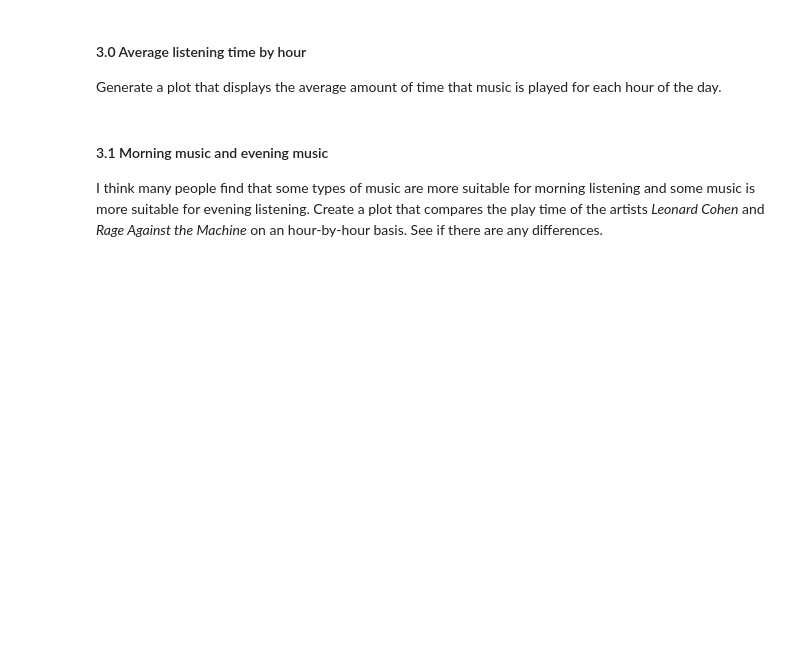
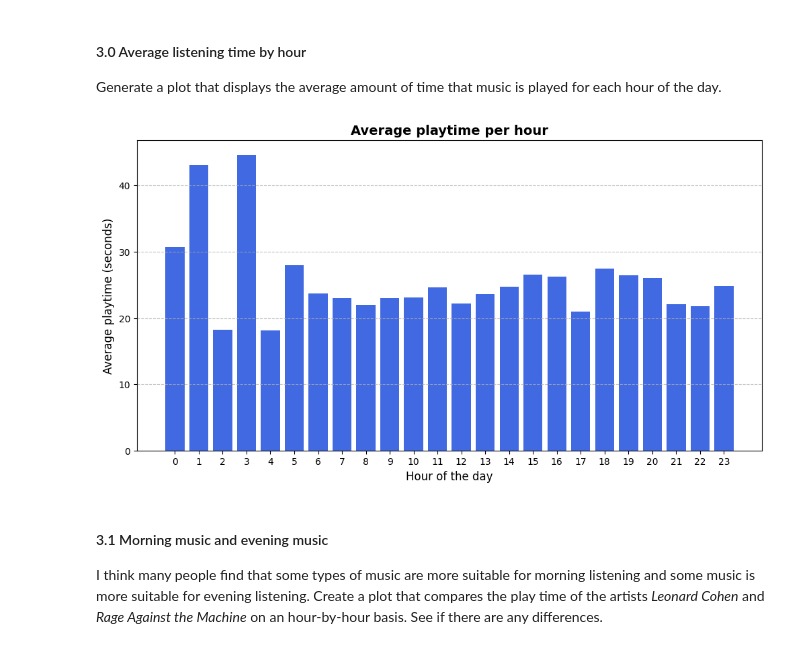
Before and after one commit to jwestpla/DAT200_compulsaries, a Jupyter notebook: CA1/CA1_spotify.ipynb, the cells around one changed output. Cells and saved outputs as stored; diff of their text form; code cells hidden in the pictures; blank space fills up the shorter version.

```diff
--- a/CA1/CA1_spotify.ipynb
+++ b/CA1/CA1_spotify.ipynb
@@ -273,6 +273,22 @@ plt.show()
 # %% [markdown]
 #### 3.0 Average listening time by hour
 Generate a plot that displays the average amount of time that music is played for each hour of the day.
+# %%
+avg_time = clean_df[["endTime", "secPlayed"]].copy()
+avg_time["hour"] = avg_time["endTime"].dt.hour  # Extract hour (0-23)
+
+avg_time = avg_time.groupby("hour")["secPlayed"].mean().reset_index()
+
+plt.figure(figsize=(12, 6))
+plt.bar(avg_time["hour"], avg_time["secPlayed"], color="royalblue")
+plt.xlabel("Hour of the day", fontsize=12)
+plt.ylabel("Average playtime (seconds)", fontsize=12)
+plt.title("Average playtime per hour", fontsize=14, fontweight="bold")
+plt.xticks(range(24))
+plt.grid(axis="y", linestyle="--", alpha=0.7)
+plt.show()
+# %% [output]
+[figure, added]
 # %% [markdown]
 #### 3.1 Morning music and evening music
 I think many people find that some types of music are more suitable for morning listening and some music is more suitable for evening listening. Create a plot that compares the play time of the artists *Leonard Cohen* and *Rage Against the Machine* on an hour-by-hour basis. See if there are any differences.
```
Also changed, not shown: parts of 3 cells of this notebook.
